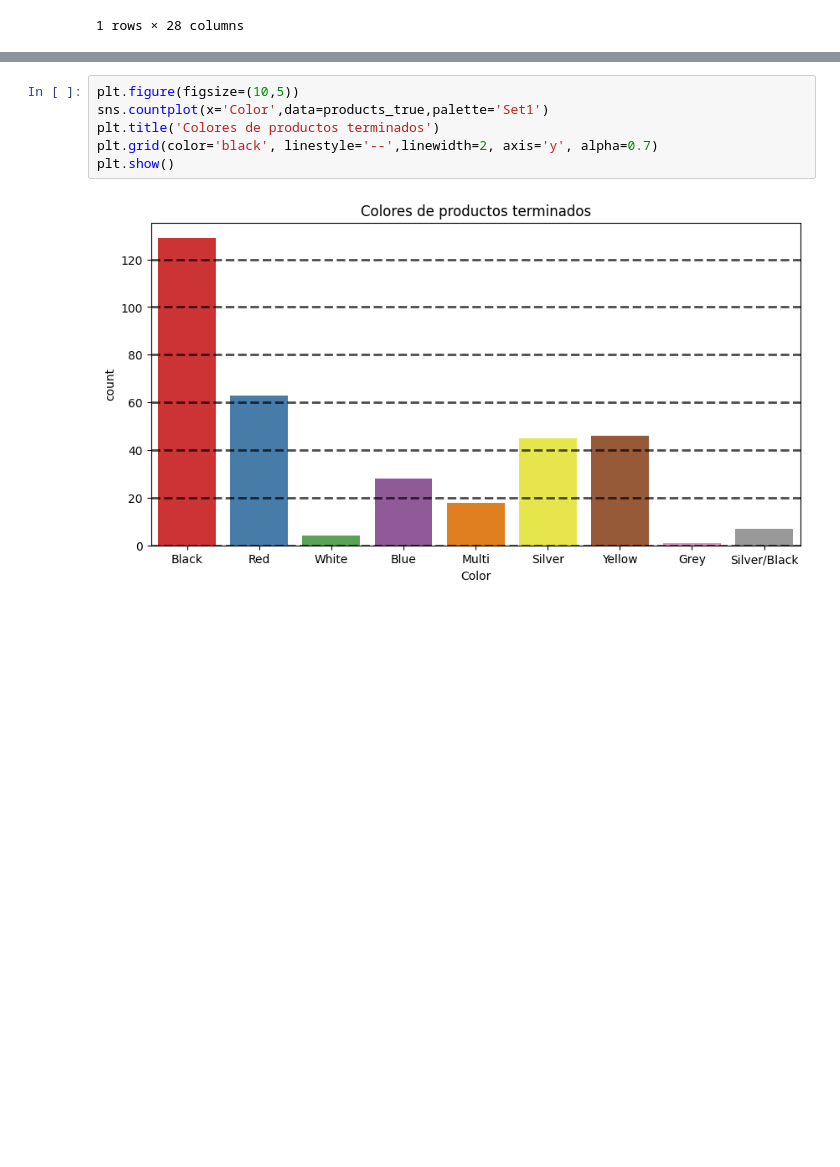
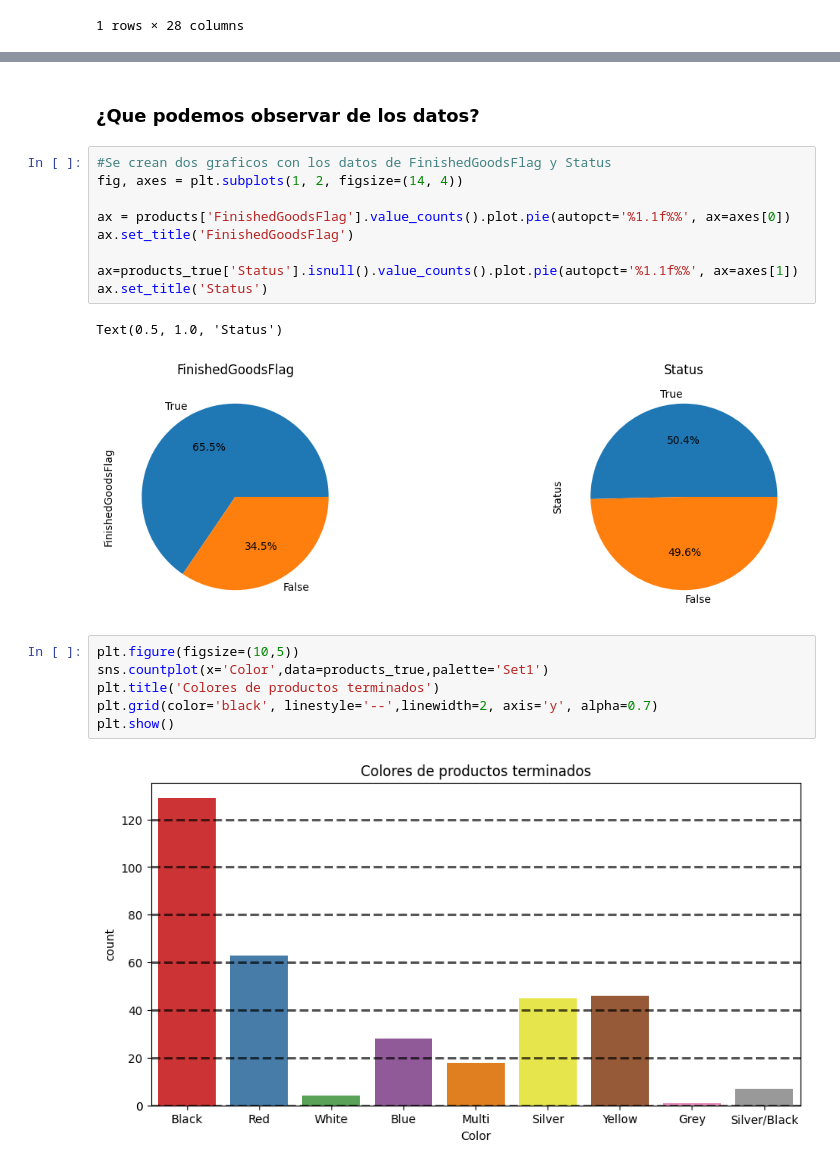
Before and after one commit to Sof265/Database-project, a Jupyter notebook: analisis-exploratorio.ipynb, the cells around one changed output, grey strips where cells are left out. Drawn from its saved outputs; the diff is of its cells as text; blank space fills up the shorter version.

```diff
--- a/analisis-exploratorio.ipynb
+++ b/analisis-exploratorio.ipynb
@@ -374,6 +374,20 @@ products_true.describe().T
 | Weight | 275.0 | 46.569055 | 147.796111 | 2.1200 | 2.5000 | 15.1300 | 23.7700 | 1050.0000 |
 | DaysToManufacture | 397.0 | 1.765743 | 1.578913 | 0.0000 | 1.0000 | 1.0000 | 4.0000 | 4.0000 |
 | DealerPrice | 395.0 | 448.597060 | 503.225071 | 1.3740 | 41.9940 | 218.4540 | 722.5949 | 2146.9620 |
+# %% [markdown]
+### ¿Que podemos observar de los datos?
+# %%
+#Se crean dos graficos con los datos de FinishedGoodsFlag y Status
+fig, axes = plt.subplots(1, 2, figsize=(14, 4))
+
+ax = products['FinishedGoodsFlag'].value_counts().plot.pie(autopct='%1.1f%%', ax=axes[0])
+ax.set_title('FinishedGoodsFlag')
+
+ax=products_true['Status'].isnull().value_counts().plot.pie(autopct='%1.1f%%', ax=axes[1])
+ax.set_title('Status')
+# %% [output]
+Text(0.5, 1.0, 'Status')
+[figure, added]
 # %%
 plt.figure(figsize=(10,5))
 sns.countplot(x='Color',data=products_true,palette='Set1')
```
Also changed, not shown: parts of 3 cells of this notebook.
